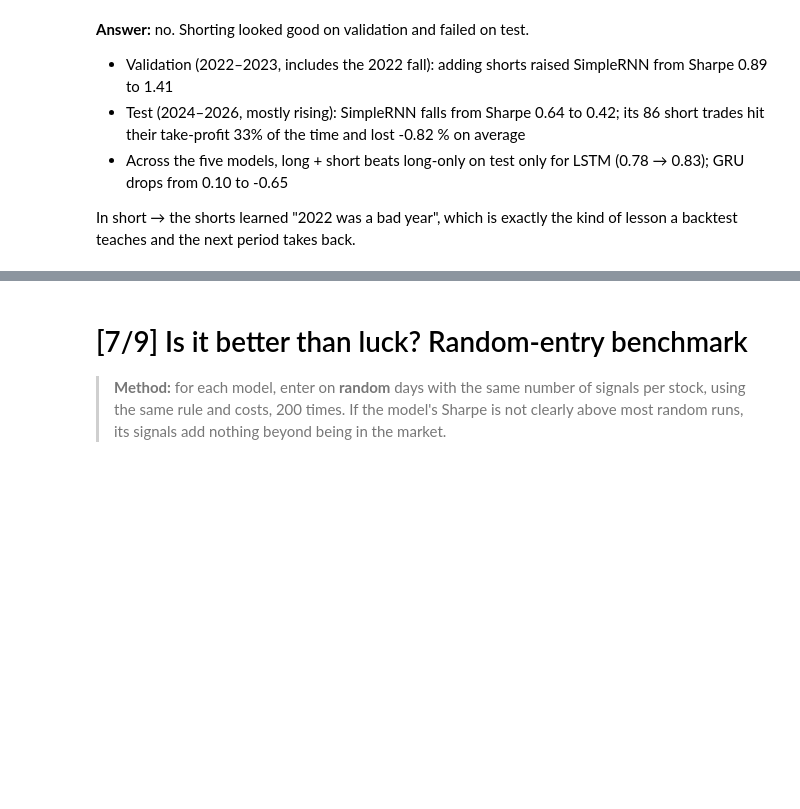
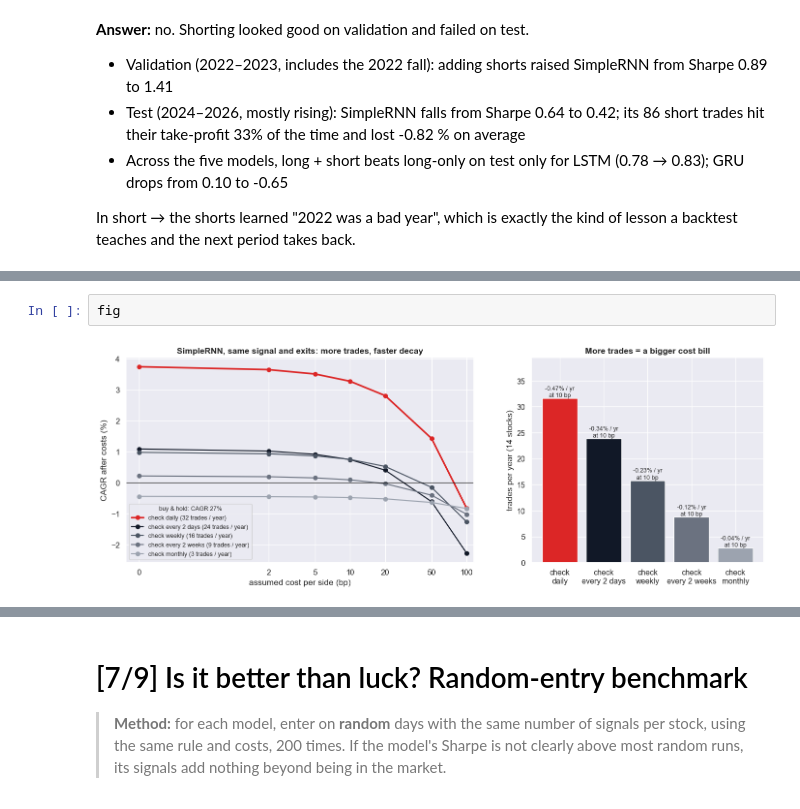
Before and after one commit to Pisit-Janthawee/dl-multiclassification-stock-triple-barrier-rnn-lstm, a Jupyter notebook: notebooks/05_evaluation_backtest.ipynb, the cells around one changed output, grey strips where cells are left out. Drawn from its saved outputs; the diff is of its cells as text; blank space fills up the shorter version.

```diff
--- a/notebooks/05_evaluation_backtest.ipynb
+++ b/notebooks/05_evaluation_backtest.ipynb
@@ -391,0 +498,4 @@ In short → the shorts learned "2022 was a bad year", which is exactly the kind
+# %%
+fig
+# %% [output]
+[figure, added]
```
Also changed, not shown: parts of 7 cells of this notebook, 5 other files.
